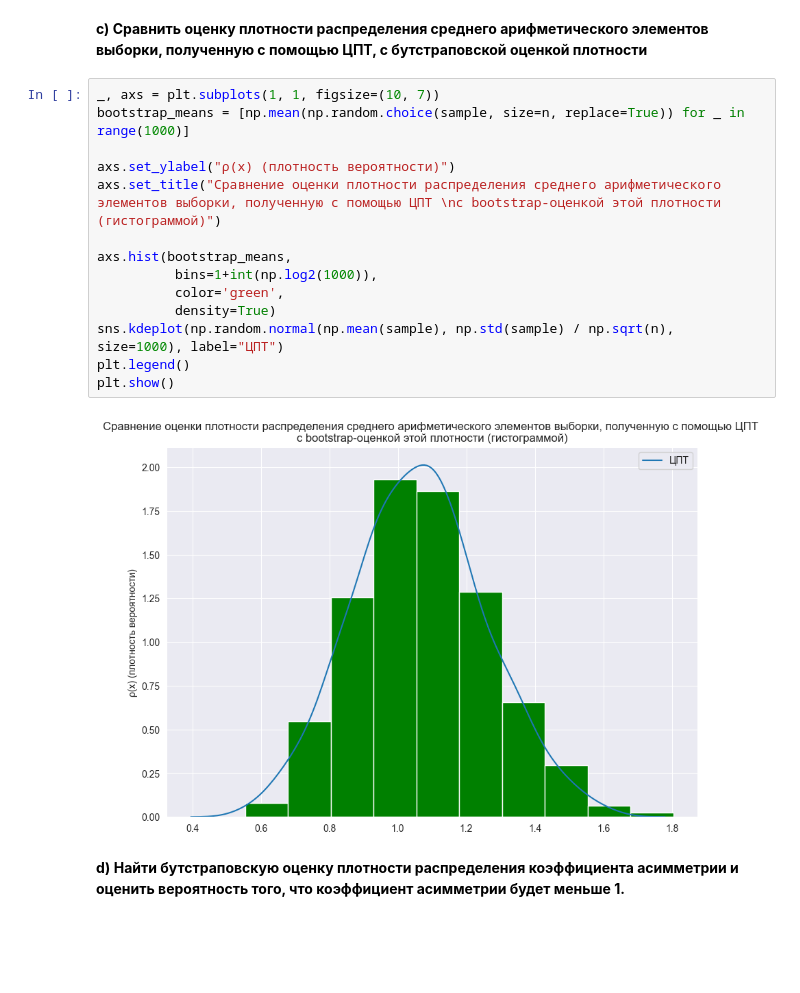
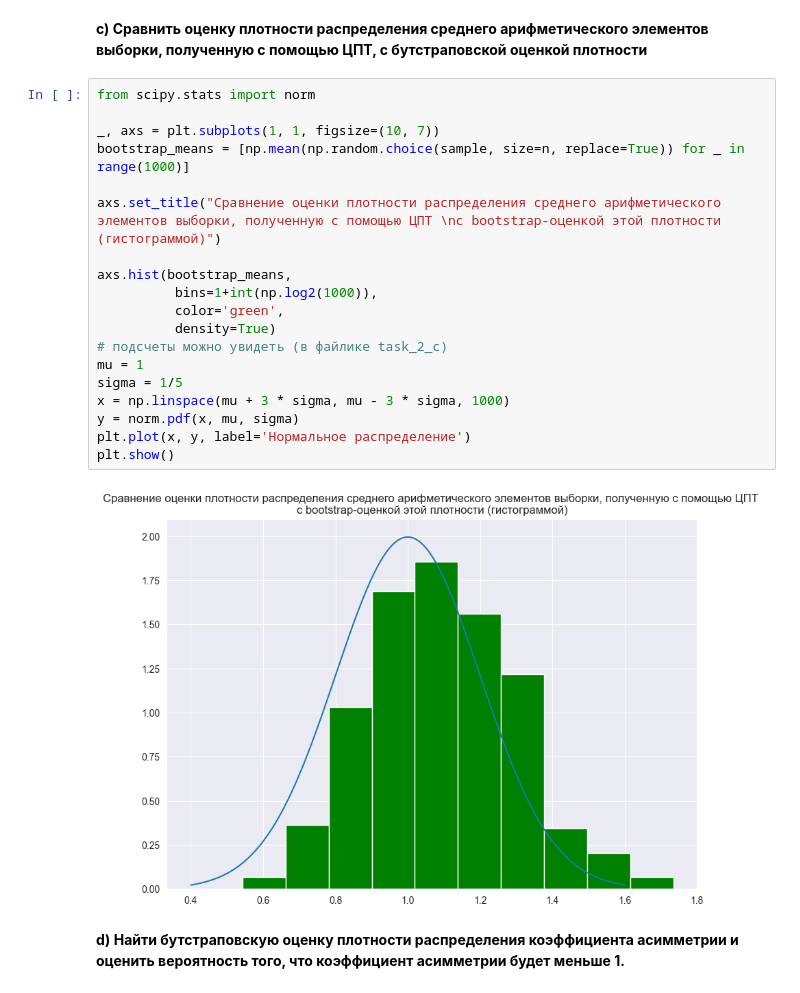
Before and after one commit to Matvey-cmd/Math-stat, a Jupyter notebook: homework_1/homework_task2.ipynb, the cells around one changed output. Cells and saved outputs as stored; diff of their text form; blank space fills up the shorter version.

Commit message:
Changes in task_2 point c

```diff
--- a/homework_1/homework_task2.ipynb
+++ b/homework_1/homework_task2.ipynb
@@ -92,21 +92,26 @@ Text(0.5, 1.0, 'Boxplot')
 # %% [markdown]
 **с) Сравнить оценку плотности распределения среднего арифметического элементов выборки, полученную с помощью ЦПТ, с бутстраповской оценкой плотности**
 # %%
+from scipy.stats import norm
+
 _, axs = plt.subplots(1, 1, figsize=(10, 7))
 bootstrap_means = [np.mean(np.random.choice(sample, size=n, replace=True)) for _ in range(1000)]
 
-axs.set_ylabel("ρ(x) (плотность вероятности)")
 axs.set_title("Сравнение оценки плотности распределения среднего арифметического элементов выборки, полученную с помощью ЦПТ \nс bootstrap-оценкой этой плотности (гистограммой)")
 
 axs.hist(bootstrap_means,
           bins=1+int(np.log2(1000)),
           color='green',
           density=True)
-sns.kdeplot(np.random.normal(np.mean(sample), np.std(sample) / np.sqrt(n), size=1000), label="ЦПТ")
-plt.legend()
+# подсчеты можно увидеть (в файлике task_2_c)
+mu = 1
+sigma = 1/5
+x = np.linspace(mu + 3 * sigma, mu - 3 * sigma, 1000)
+y = norm.pdf(x, mu, sigma)
+plt.plot(x, y, label='Нормальное распределение')
 plt.show()
 # %% [output]
-[figure, old version]
+[figure, new version]
 # %% [markdown]
 **d) Найти бутстраповскую оценку плотности распределения коэффициента асимметрии и оценить вероятность того, что коэффициент асимметрии будет меньше 1.**
 # %%
```
Also changed, not shown: parts of 6 cells of this notebook, 1 other file.
